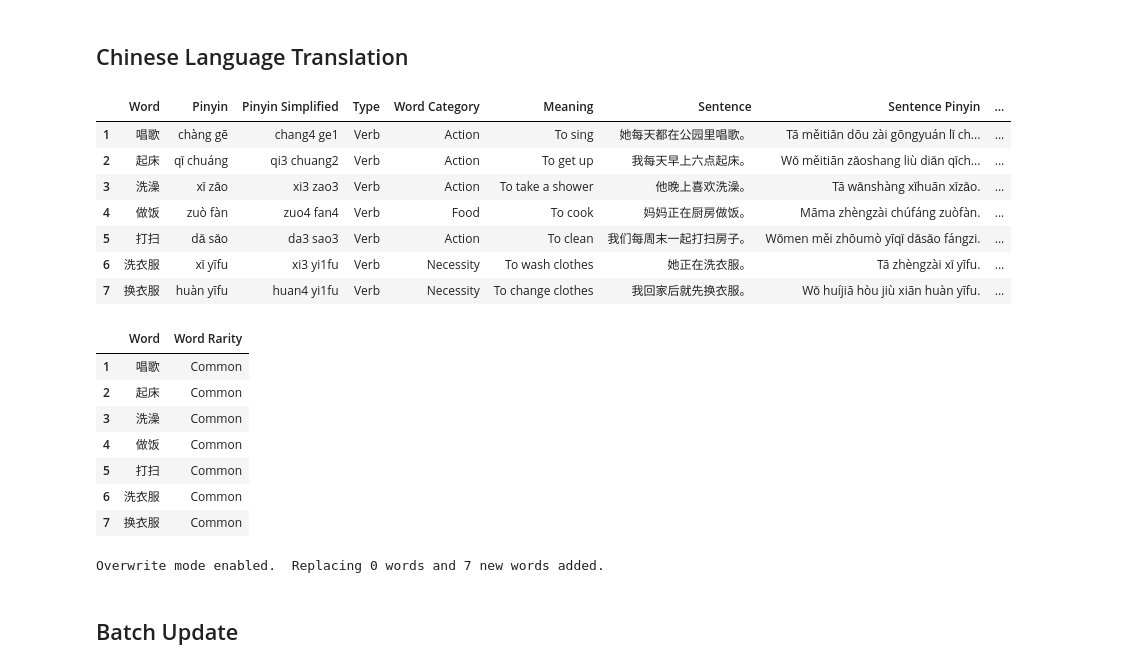
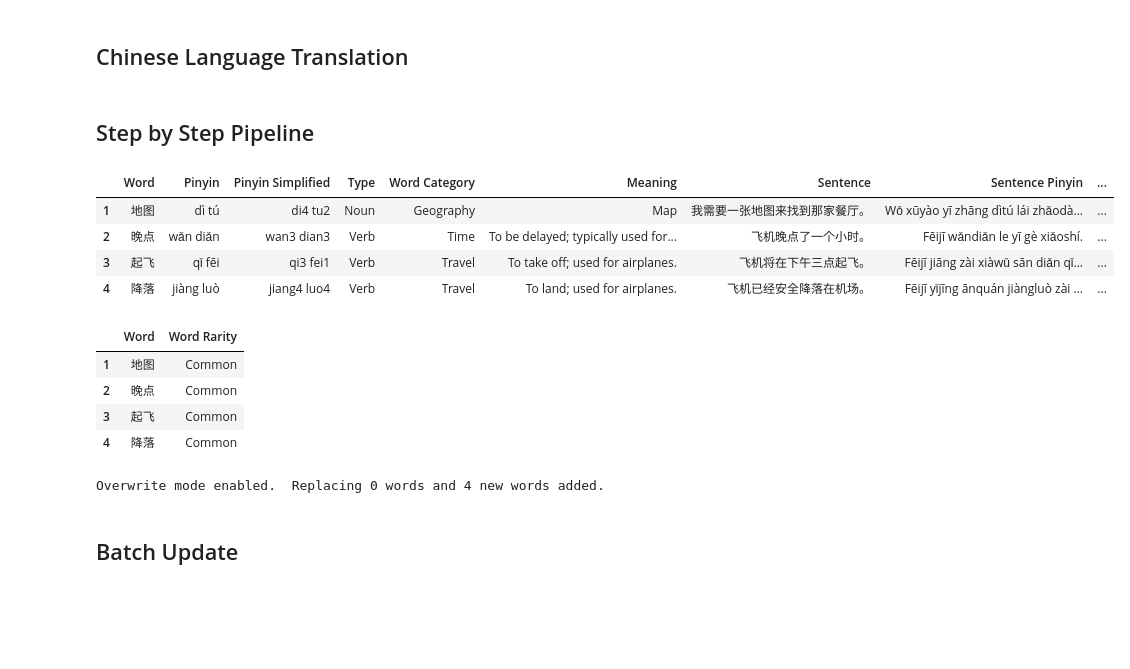
Before and after one commit to tuawong/GPT4LanguageLearning, a Jupyter notebook: GPT_ChineseWords.ipynb, the cells around one changed output. Saved outputs shown, nothing was run; the diff lists cells and outputs as text; code cells hidden in the pictures; blank space fills up the shorter version.

```diff
--- a/GPT_ChineseWords.ipynb
+++ b/GPT_ChineseWords.ipynb
@@ -72,0 +69,6 @@ word_list = """
+# %%
+word_list = """
+            空当,
+            见，
+            看
+            """
@@ -73,28 +85,27 @@ word_list = """
+# %% [markdown]
+## Step by Step Pipeline
 # %%
 sample_response_translation = (
     get_completion(
-        prompt=get_prompt_for_chinese_translation(word_list), model="gpt-4o" , temperature=temp))
+        prompt=get_prompt_for_chinese_translation(word_list), model="gpt-4o-mini" , temperature=temp))
 content = sample_response_translation.choices[0].message.content
 
 newwords_df = (
     parse_translation_response(
         content,
         ffill_cols = ['Word', 'Pinyin', 'Pinyin Simplified', 'Type'],
         date_col = ['Added Date']
         )
       )
 
 new_words = newwords_df['Word'].drop_duplicates().values
 newwords_df
 # %% [output]
 |  | Word | Pinyin | Pinyin Simplified | Type | Word Category | Meaning | Sentence | Sentence Pinyin | ... |
-| 1 | 唱歌 | chàng gē | chang4 ge1 | Verb | Action | To sing | 她每天都在公园里唱歌。 | Tā měitiān dōu zài gōngyuán lǐ ch... | ... |
-| 2 | 起床 | qǐ chuáng | qi3 chuang2 | Verb | Action | To get up | 我每天早上六点起床。 | Wǒ měitiān zǎoshang liù diǎn qǐch... | ... |
-| 3 | 洗澡 | xǐ zǎo | xi3 zao3 | Verb | Action | To take a shower | 他晚上喜欢洗澡。 | Tā wǎnshàng xǐhuān xǐzǎo. | ... |
-| 4 | 做饭 | zuò fàn | zuo4 fan4 | Verb | Food | To cook | 妈妈正在厨房做饭。 | Māma zhèngzài chúfáng zuòfàn. | ... |
-| 5 | 打扫 | dǎ sǎo | da3 sao3 | Verb | Action | To clean | 我们每周末一起打扫房子。 | Wǒmen měi zhōumò yīqǐ dǎsǎo fángzi. | ... |
-| 6 | 洗衣服 | xǐ yīfu | xi3 yi1fu | Verb | Necessity | To wash clothes | 她正在洗衣服。 | Tā zhèngzài xǐ yīfu. | ... |
-| 7 | 换衣服 | huàn yīfu | huan4 yi1fu | Verb | Necessity | To change clothes | 我回家后就先换衣服。 | Wǒ huíjiā hòu jiù xiān huàn yīfu. | ... |
+| 1 | 地图 | dì tú | di4 tu2 | Noun | Geography | Map | 我需要一张地图来找到那家餐厅。 | Wǒ xūyào yī zhāng dìtú lái zhǎodà... | ... |
+| 2 | 晚点 | wǎn diǎn | wan3 dian3 | Verb | Time | To be delayed; typically used for... | 飞机晚点了一个小时。 | Fēijī wǎndiǎn le yī gè xiǎoshí. | ... |
+| 3 | 起飞 | qǐ fēi | qi3 fei1 | Verb | Travel | To take off; used for airplanes. | 飞机将在下午三点起飞。 | Fēijī jiāng zài xiàwǔ sān diǎn qǐ... | ... |
+| 4 | 降落 | jiàng luò | jiang4 luo4 | Verb | Travel | To land; used for airplanes. | 飞机已经安全降落在机场。 | Fēijī yǐjīng ānquán jiàngluò zài ... | ... |
 # %%
 sample_response_translation = (
     get_completion(
@@ -105,13 +116,10 @@ word_rarity_df = parse_translation_response(content)
 word_rarity_df
 # %% [output]
 |  | Word | Word Rarity |
-| 1 | 唱歌 | Common |
-| 2 | 起床 | Common |
-| 3 | 洗澡 | Common |
-| 4 | 做饭 | Common |
-| 5 | 打扫 | Common |
-| 6 | 洗衣服 | Common |
-| 7 | 换衣服 | Common |
+| 1 | 地图 | Common |
+| 2 | 晚点 | Common |
+| 3 | 起飞 | Common |
+| 4 | 降落 | Common |
 # %%
 save_new_words_to_dict(
     newwords_df = newwords_df.merge(word_rarity_df, on='Word', how='left'),
@@ -120,7 +128,7 @@ save_new_words_to_dict(
     gsheet_name = gsheet_name,
     worksheet_name = dict_sheet_name)
 # %% [output]
-Overwrite mode enabled.  Replacing 0 words and 7 new words added.
+Overwrite mode enabled.  Replacing 0 words and 4 new words added.
 # %% [markdown]
 ## Batch Update
 # %%
```
Also changed, not shown: parts of 2 cells of this notebook, 1 other file.
